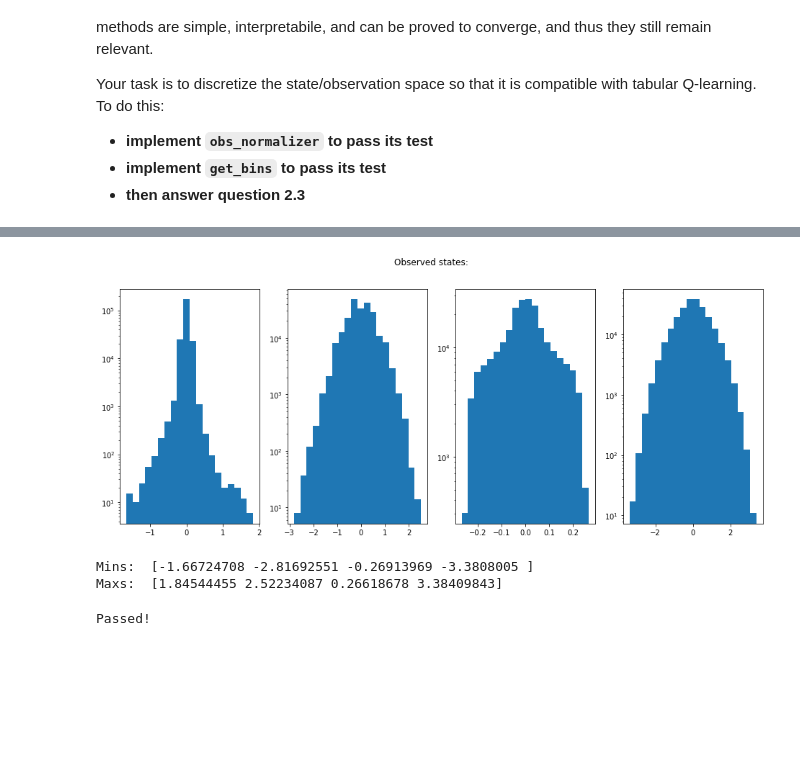
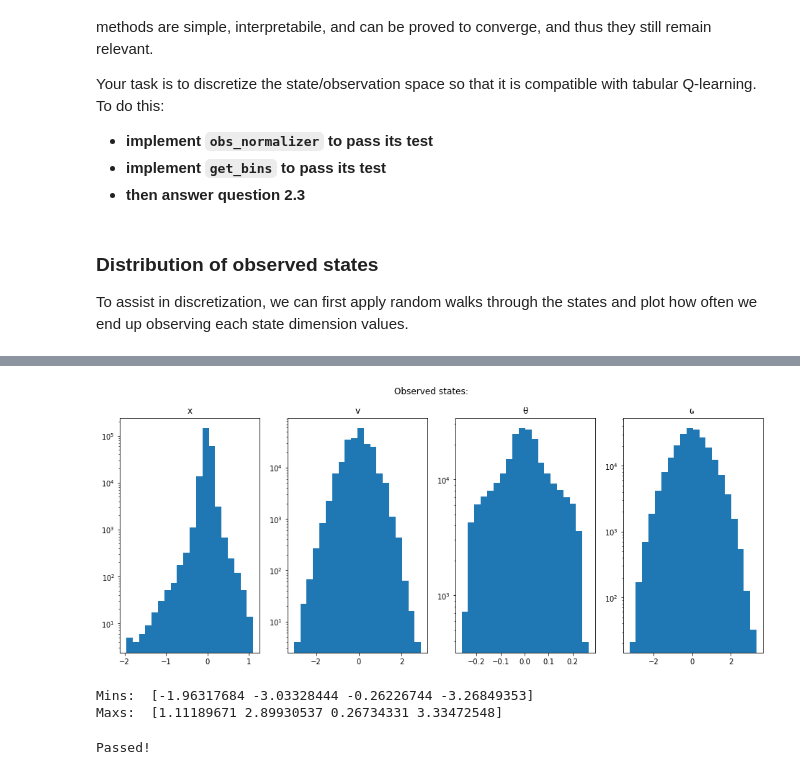
Before and after one commit to padster/CPSC533V, a Jupyter notebook: hw3.ipynb, the cells around one changed output, grey strips where cells are left out. Cells and saved outputs as stored; diff of their text form; code cells hidden in the pictures; blank space fills up the shorter version.

```diff
--- a/hw3.ipynb
+++ b/hw3.ipynb
@@ -193,32 +195,35 @@ Your task is to discretize the state/observation space so that it is compatible
 
 [map]: https://arxiv.org/abs/1504.04909
 [qd]: https://quality-diversity.github.io/
+# %% [markdown]
+### Distribution of observed states
+To assist in discretization, we can first apply random walks through the states and plot how often we end up observing each state dimension values.
 # %%
-## First, see which state values we visit in lots of random walks:
+# Given a history of observed states, plot historgrams for what values were observed along each dimension
 def _viewStatesHist(obsStates, nBins):
-    f, ax = plt.subplots(1, 4, figsize=(16, 6))
+    f, axes = plt.subplots(1, 4, figsize=(16, 6))
     f.suptitle("Observed states:")
-    ax[0].hist(obsStates[:, 0], log=True, bins=nBins)
-    ax[1].hist(obsStates[:, 1], log=True, bins=nBins)
-    ax[2].hist(obsStates[:, 2], log=True, bins=nBins)
-    ax[3].hist(obsStates[:, 3], log=True, bins=nBins)
+    for i, (ax, title) in enumerate(zip(axes, ["x", "v", "θ", "ω"])):
+        ax.hist(obsStates[:, i], log=True, bins=nBins)
+        ax.set_title(title)
     plt.show()
+    # Also print min & max values, to calculate ranges:
     print ("Mins: ", np.min(obsStates, axis=0))
     print ("Maxs: ", np.max(obsStates, axis=0))
 
 def viewVisitedStates(nRuns):
     _visitedStates = []
     def collectStates(s_old, a, r, s_new):
         _visitedStates.append(s_new)
 
     getAverageReward(randomPick, nRuns, updateFunc=collectStates)
     _viewStatesHist(np.array(_visitedStates), nBins=20)
 
 viewVisitedStates(10000)
 # %% [output]
 [interactive output not drawn]
-[figure, old version]
+[figure, new version]
-Mins:  [-1.66724708 -2.81692551 -0.26913969 -3.3808005 ]
-Maxs:  [1.84544455 2.52234087 0.26618678 3.38409843]
+Mins:  [-1.96317684 -3.03328444 -0.26226744 -3.26849353]
+Maxs:  [1.11189671 2.89930537 0.26734331 3.33472548]
 # %%
 # Limits to the values accepted, anything outside is put to the outer bin.
```
Also changed, not shown: parts of 27 cells of this notebook.
